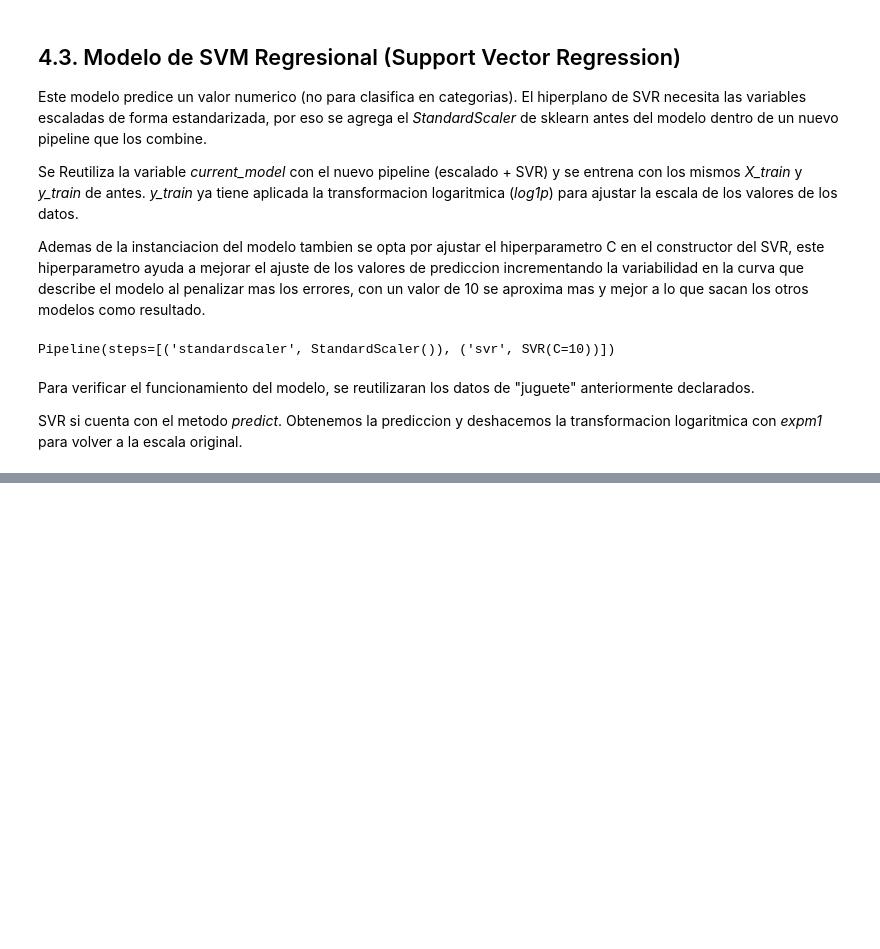
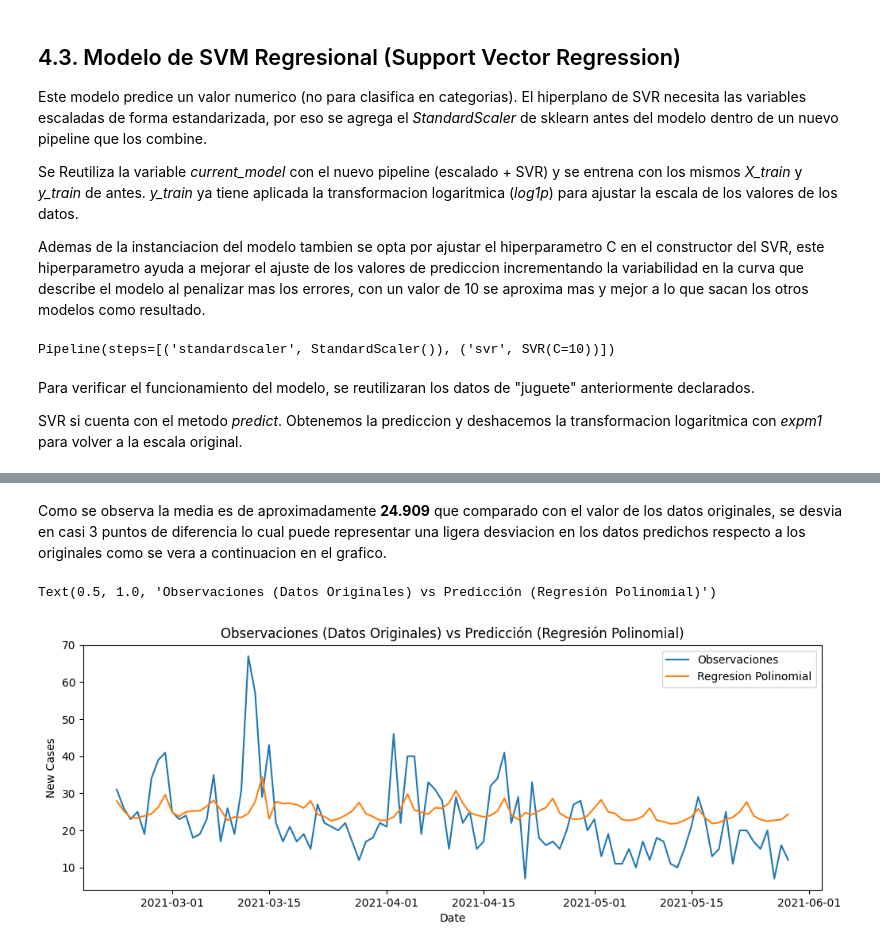
Before and after one commit to MijaelLujan/machine-learning-primer-parcial, a Jupyter notebook: notebooks/modelos-covid.ipynb, the cells around one changed output, grey strips where cells are left out. Drawn from its saved outputs; the diff is of its cells as text; code cells hidden in the pictures; blank space fills up the shorter version.

```diff
--- a/notebooks/modelos-covid.ipynb
+++ b/notebooks/modelos-covid.ipynb
@@ -811,5 +816,6 @@ columns = list(df_china.keys())
 confirmed_model_features = columns[2:11]
 confirmed_model_features.remove("Confirmed")
 confirmed_model_features.remove("New Cases")
+confirmed_model_features.remove("Elapsed Time")
 print("Caracteristicas relevantes para el modelo de prediccion de casos confirmados:", confirmed_model_features, "\n")
 # %% [output]
@@ -847,8 +853,8 @@ Se emplea el pipeline para juntar el modelo de *LinearRegresion* y las caracteri
 
 Una vez instanciado el modelo lineal, se procede con su entrenamiento por medio de la funcion *fit* que recibe dos parametros que son las caracteristicas seleccionadas para el aprendizaje (*X_train*) y la caracteristica que se busca que aprenda a predecir el modelo (*y_train*).
 # %%
-current_model = make_pipeline(PolynomialFeatures(degree=2, include_bias=False), LinearRegression())
-current_model.fit(X_train, y_train)
+regression_model = make_pipeline(PolynomialFeatures(degree=2, include_bias=False), LinearRegression())
+regression_model.fit(X_train, y_train)
 # %% [output]
 Pipeline(steps=[('polynomialfeatures', PolynomialFeatures(include_bias=False)),
                 ('linearregression', LinearRegression())])
@@ -918,0 +939,5 @@ Prediccion de casos nuevos confirmados (SVR): [21.74487156 21.13161553 21.046645
+# %%
+print("Datos de Prueba originales de casos confirmados:", "\n")
+df_validation = pd.DataFrame(df_test["Date"], columns = ["Date"])
+df_validation["New Cases"] = y_test
+df_validation
@@ -918,0 +979,7 @@ Prediccion de casos nuevos confirmados (SVR): [21.74487156 21.13161553 21.046645
+# %%
+log_prediction = regression_model.predict(X_test)
+prediction_regression = np.expm1(log_prediction)
+print("Prediccion de casos nuevos confirmados con datos de Prueba (Regresion Polinomial):", "\n")
+df_regression = pd.DataFrame(df_test["Date"], columns = ["Date"])
+df_regression["Prediction"] = prediction_regression
+df_regression["Prediction"].describe()
@@ -918,0 +998,10 @@ Prediccion de casos nuevos confirmados (SVR): [21.74487156 21.13161553 21.046645
+# %% [markdown]
+Como se observa la media es de aproximadamente **24.909** que comparado con el valor de los datos originales, se desvia en casi 3 puntos de diferencia lo cual puede representar una ligera desviacion en los datos predichos respecto a los originales como se vera a continuacion en el grafico.
+# %%
+fig, ax = plt.subplots(figsize = (12, 4))
+sns.lineplot(x = "Date", y = "New Cases", data = df_validation, label = "Observaciones")
+sns.lineplot(x = "Date", y = "Prediction", data = df_regression, label = "Regresion Polinomial")
+ax.set_title("Observaciones (Datos Originales) vs Predicción (Regresión Polinomial)")
+# %% [output]
+Text(0.5, 1.0, 'Observaciones (Datos Originales) vs Predicción (Regresión Polinomial)')
+[figure, added]
```
Also changed, not shown: parts of 44 cells of this notebook.
